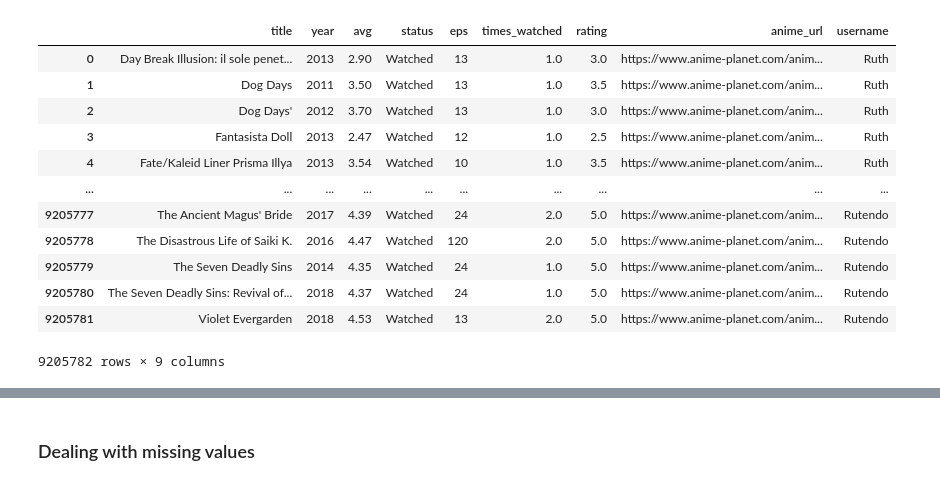
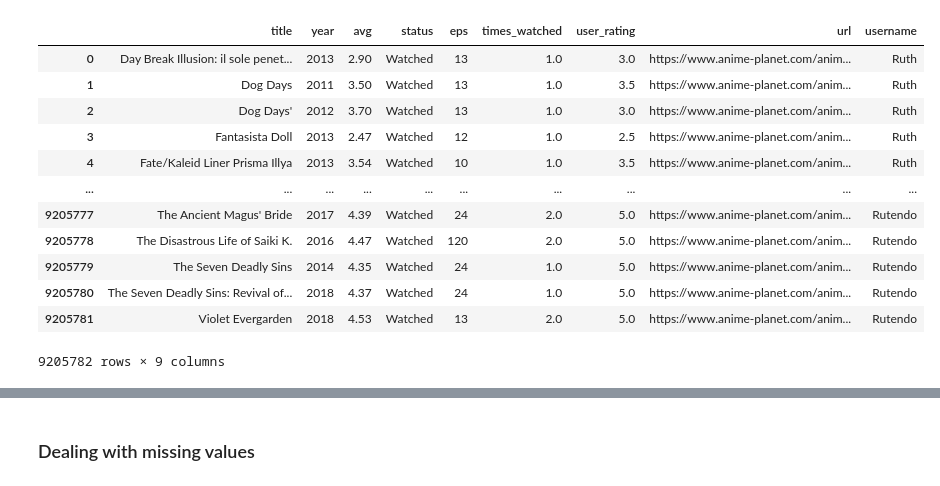
Before and after one commit to alancmathew/anime-recommendation-engine, a Jupyter notebook: notebooks/07_dataCleaning.ipynb, the cells around one changed output, grey strips where cells are left out. Saved outputs shown, nothing was run; the diff lists cells and outputs as text; code cells hidden in the pictures.

```diff
--- a/notebooks/07_dataCleaning.ipynb
+++ b/notebooks/07_dataCleaning.ipynb
@@ -34,11 +34,15 @@ db = sql.create_engine(db_string)
 # rm watch_list_raw.csv.xz
 # xz -vT0 watch_list_raw.csv
 # %%
-df = pd.read_csv('../data/watch_list_raw.csv.xz')
+watch_list = pd.read_csv('../data/watch_list_raw.csv.xz')
+anime = pd.read_pickle('../data/anime.pkl.xz')
+
+watch_list = watch_list.rename(columns={'rating': 'user_rating', 'anime_url':'url'})
+anime = anime.rename(columns={'rating': 'avg_rating'})
 # %%
-df
+watch_list
 # %% [output]
-|  | title | year | avg | status | eps | times_watched | rating | anime_url | username |
+|  | title | year | avg | status | eps | times_watched | user_rating | url | username |
 | 0 | Day Break Illusion: il sole penet... | 2013 | 2.90 | Watched | 13 | 1.0 | 3.0 | https://www.anime-planet.com/anim... | Ruth |
 | 1 | Dog Days | 2011 | 3.50 | Watched | 13 | 1.0 | 3.5 | https://www.anime-planet.com/anim... | Ruth |
 | 2 | Dog Days' | 2012 | 3.70 | Watched | 13 | 1.0 | 3.0 | https://www.anime-planet.com/anim... | Ruth |
```
Also changed, not shown: parts of 44 cells of this notebook, 6 other files.
